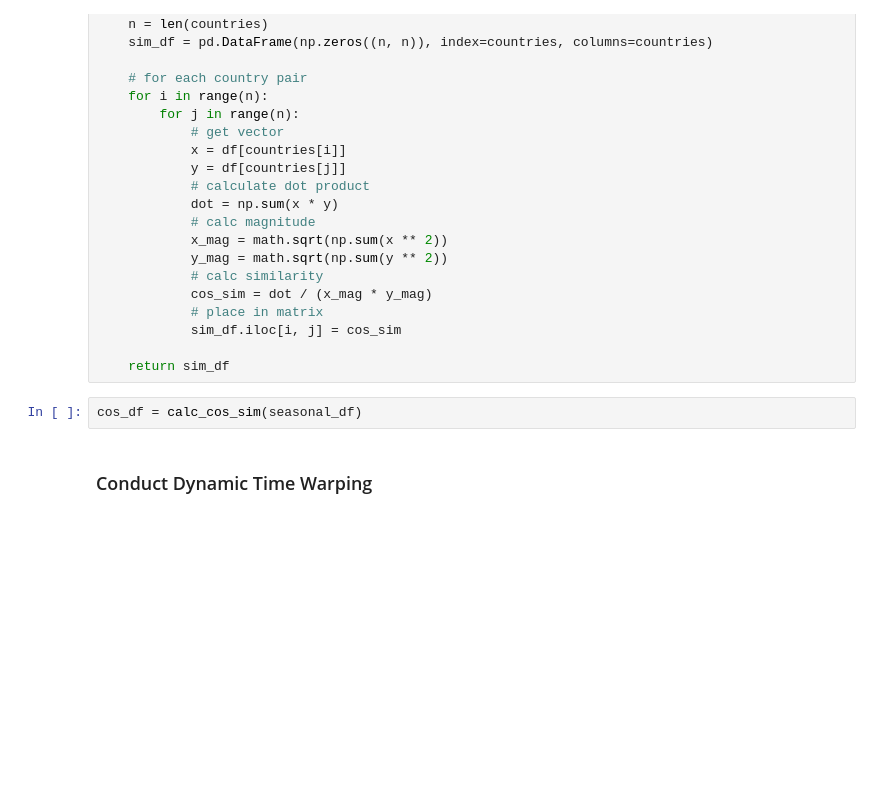
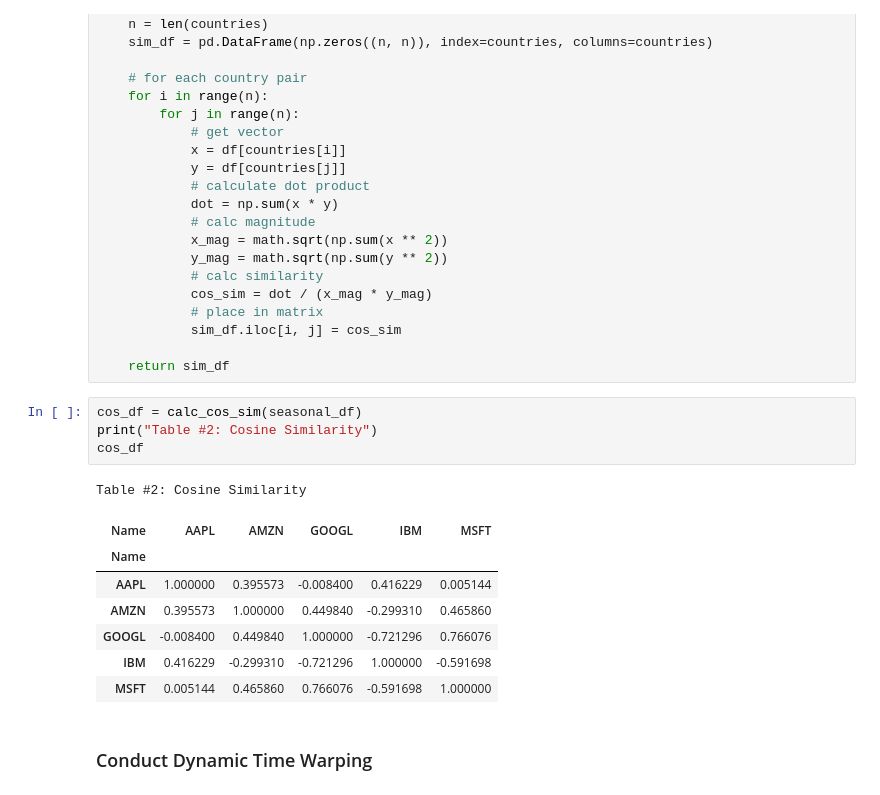
Before and after one commit to 1shman/DJIA_time_series_analysis, a Jupyter notebook: analysis.ipynb, the cells around one changed output. Cells and saved outputs as stored; diff of their text form; blank space fills up the shorter version.

```diff
--- a/analysis.ipynb
+++ b/analysis.ipynb
@@ -159,6 +172,17 @@ def calc_cos_sim(df):
     return sim_df
 # %%
 cos_df = calc_cos_sim(seasonal_df)
+print("Table #2: Cosine Similarity")
+cos_df
+# %% [output]
+Table #2: Cosine Similarity
+| Name | AAPL | AMZN | GOOGL | IBM | MSFT |
+| Name |  |  |  |  |  |
+| AAPL | 1.000000 | 0.395573 | -0.008400 | 0.416229 | 0.005144 |
+| AMZN | 0.395573 | 1.000000 | 0.449840 | -0.299310 | 0.465860 |
+| GOOGL | -0.008400 | 0.449840 | 1.000000 | -0.721296 | 0.766076 |
+| IBM | 0.416229 | -0.299310 | -0.721296 | 1.000000 | -0.591698 |
+| MSFT | 0.005144 | 0.465860 | 0.766076 | -0.591698 | 1.000000 |
 # %% [markdown]
 ### Conduct Dynamic Time Warping ###
 # %%
```
Also changed, not shown: parts of 17 cells of this notebook.
